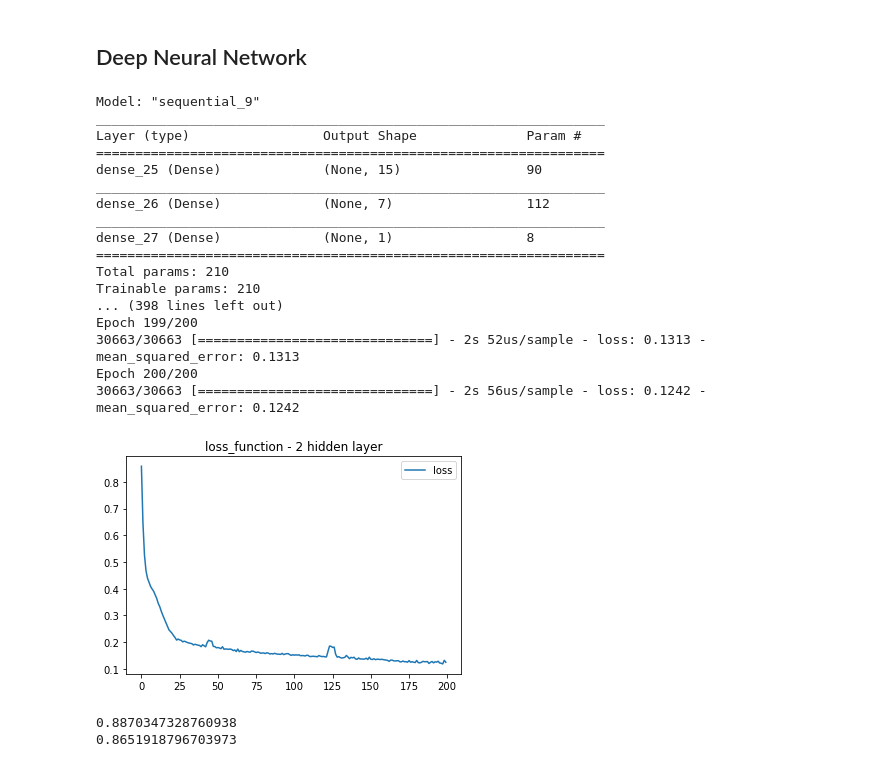
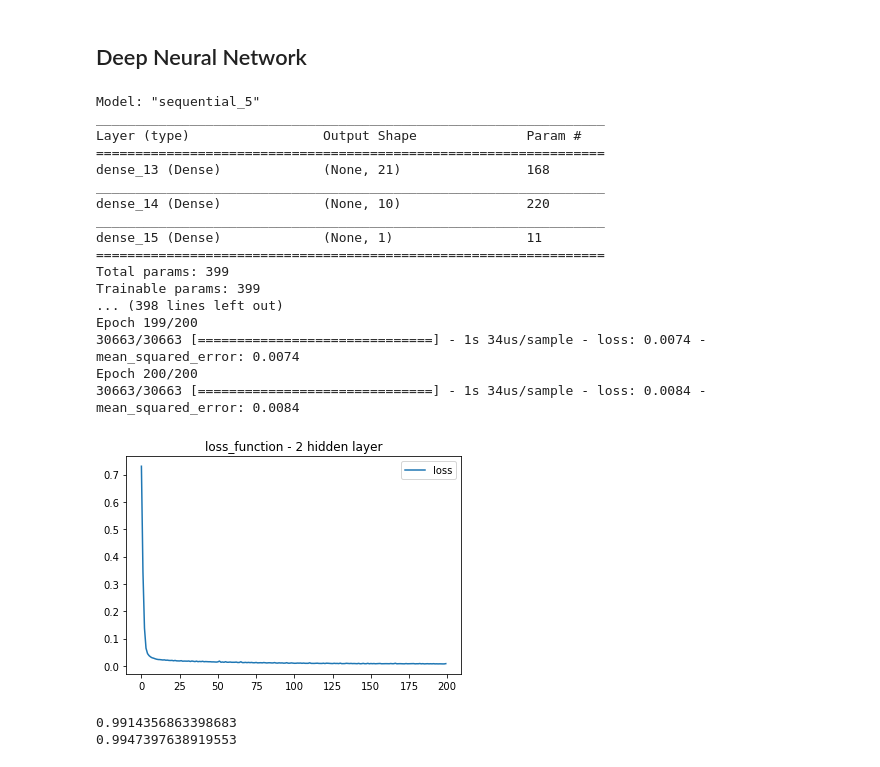
Before and after one commit to pmmfs/capstone-project, a Jupyter notebook: regulation/Analysis/reg_total_cases_ml.ipynb, the cells around one changed output. Cells and saved outputs as stored; diff of their text form; code cells hidden in the pictures.

```diff
--- a/regulation/Analysis/reg_total_cases_ml.ipynb
+++ b/regulation/Analysis/reg_total_cases_ml.ipynb
@@ -253,6 +265,6 @@ correlation_heatmap(df)
 # DF Total Cases
 # %%
 # Create a df to test impact of some features on 'total cases'
-df_cases_ml=df[['population','population_density','median_age','ContainmentHealthIndex_updated','StringencyIndex_updated','total_cases_updated']]
+df_cases_ml=df[['date_updated','population','population_density','median_age','EconomicSupportIndex_updated','ContainmentHealthIndex_updated','StringencyIndex_updated','total_cases_updated']]
 df_cases_ml.head()
 # %% [output]
@@ -534,9 +548,9 @@ Epoch 200/200
 ## Deep Neural Network
 # %%
 # Define the model - deep neural net
-number_input_features = 5
-hidden_nodes_layer1 = 15
-hidden_nodes_layer2 =7
+number_input_features = 7
+hidden_nodes_layer1 = 21
+hidden_nodes_layer2 =10
 
 nn = Sequential()
 # First hidden layer
@@ -551,43 +565,43 @@ nn.add(Dense(units=1, activation="linear"))
 
 nn.summary()
 
 # compile model
 nn.compile(loss="mean_squared_error", optimizer="adam", metrics=["mse"])
 
 # train model
 model_1 = nn.fit(X_train_scaled, y_train_scaled, epochs=200)
 
 # Plot the train and test loss function
 plt.plot(model_1.history["loss"])
 plt.title("loss_function - 2 hidden layer")
 plt.legend(["loss"])
 plt.show()
 
 y_train_pred = nn.predict(X_train_scaled)
 y_test_pred = nn.predict(X_test_scaled)
 
 print(r2_score(y_train_scaled, y_train_pred))
 print(r2_score(y_test_scaled, y_test_pred))
 # %% [output]
-Model: "sequential_9"
+Model: "sequential_5"
 _________________________________________________________________
 Layer (type)                 Output Shape              Param #
 =================================================================
-dense_25 (Dense)             (None, 15)                90
+dense_13 (Dense)             (None, 21)                168
 _________________________________________________________________
-dense_26 (Dense)             (None, 7)                 112
+dense_14 (Dense)             (None, 10)                220
 _________________________________________________________________
-dense_27 (Dense)             (None, 1)                 8
+dense_15 (Dense)             (None, 1)                 11
 =================================================================
-Total params: 210
-Trainable params: 210
+Total params: 399
+Trainable params: 399
 ... (398 lines left out)
 Epoch 199/200
-30663/30663 [==============================] - 2s 52us/sample - loss: 0.1313 - mean_squared_error: 0.1313
+30663/30663 [==============================] - 1s 34us/sample - loss: 0.0074 - mean_squared_error: 0.0074
 Epoch 200/200
-30663/30663 [==============================] - 2s 56us/sample - loss: 0.1242 - mean_squared_error: 0.1242
+30663/30663 [==============================] - 1s 34us/sample - loss: 0.0084 - mean_squared_error: 0.0084
-[figure, old version]
+[figure, new version]
-0.8870347328760938
-0.8651918796703973
+0.9914356863398683
+0.9947397638919553
 # %%
 # Define the model - deep neural net with 3 hidden layers
```
Also changed, not shown: parts of 16 cells of this notebook, 3 other files.
